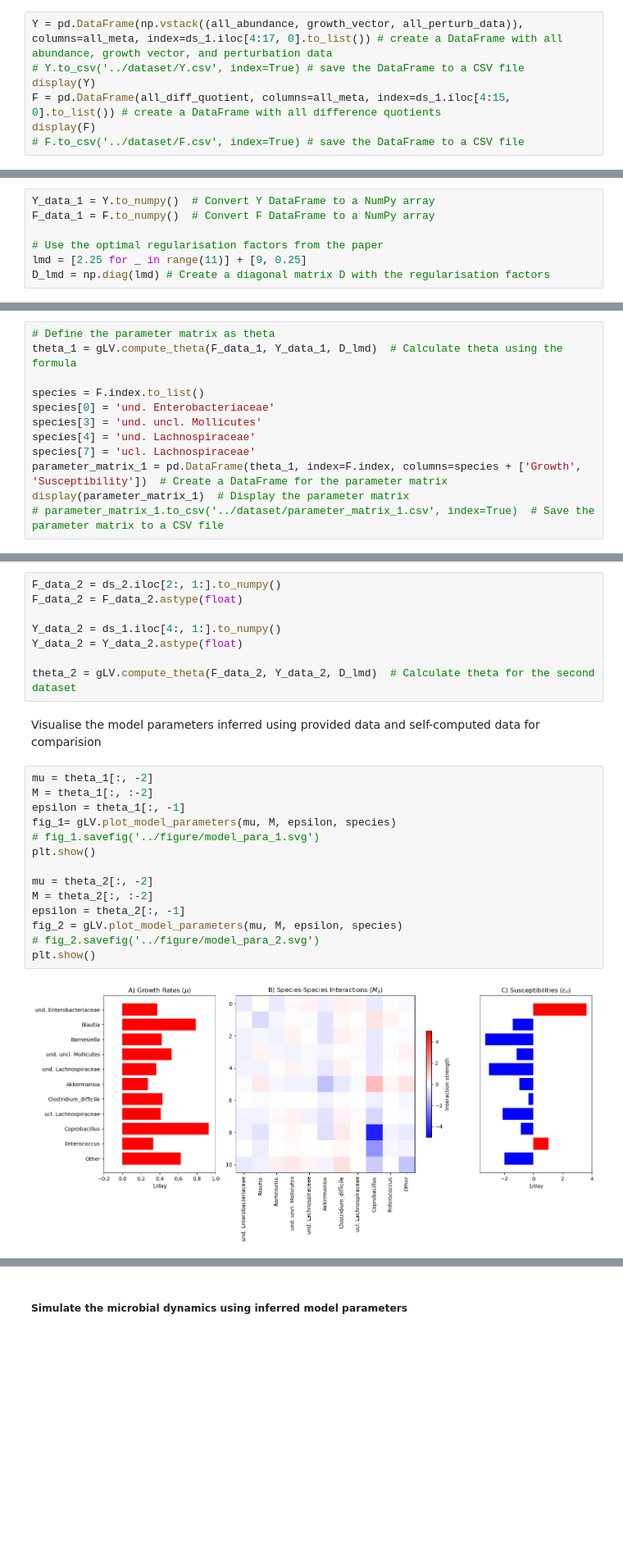
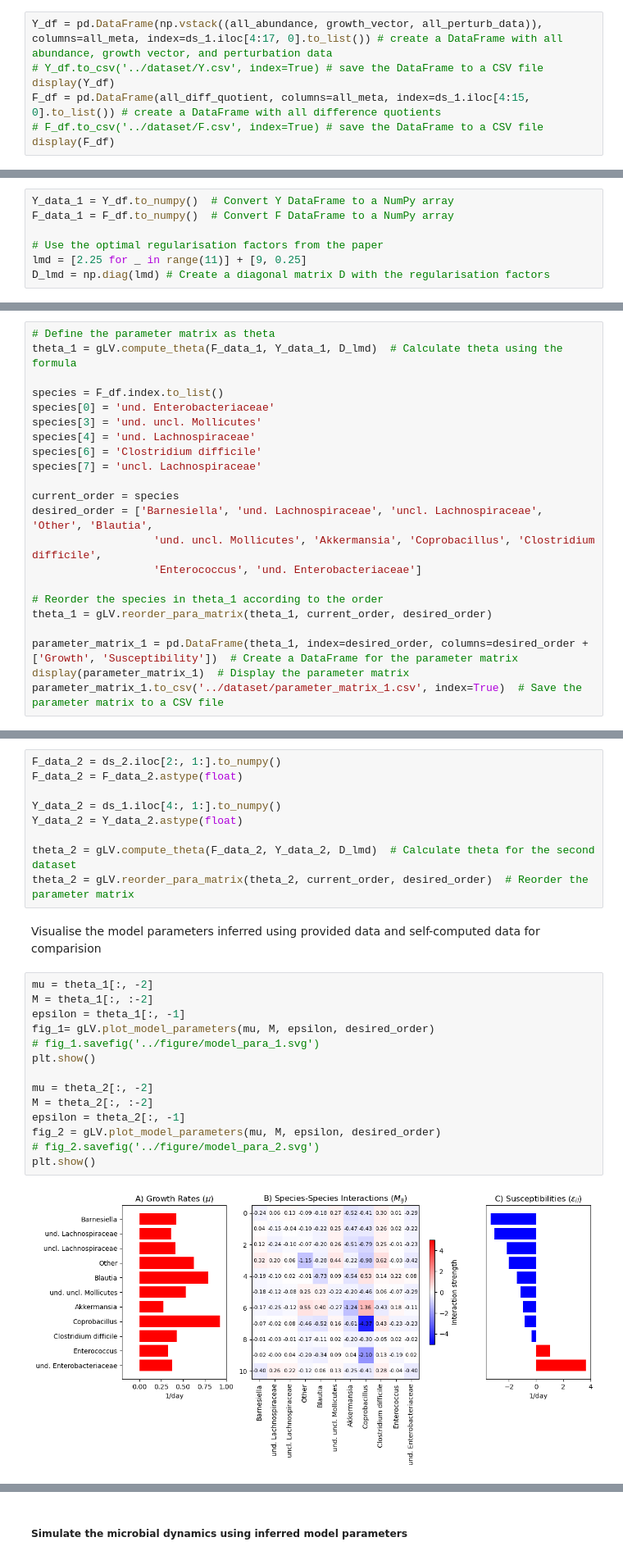
Before and after one commit to BOYANGLI233/gLV-model-implementation, a Jupyter notebook: notebook/gLV_fit.ipynb, the cells around one changed output, grey strips where cells are left out. Shown at 82% size. Cells and saved outputs as stored; diff of their text form; blank space fills up the shorter version.

```diff
--- a/notebook/gLV_fit.ipynb
+++ b/notebook/gLV_fit.ipynb
@@ -72,12 +74,12 @@ for i in range(1, id_max + 1):
 # %% [markdown]
 Here are the two matrixes obatined for paramterisation (F = (M Mu E) Y):
 # %%
-Y = pd.DataFrame(np.vstack((all_abundance, growth_vector, all_perturb_data)), columns=all_meta, index=ds_1.iloc[4:17, 0].to_list()) # create a DataFrame with all abundance, growth vector, and perturbation data
-# Y.to_csv('../dataset/Y.csv', index=True) # save the DataFrame to a CSV file
-display(Y)
-F = pd.DataFrame(all_diff_quotient, columns=all_meta, index=ds_1.iloc[4:15, 0].to_list()) # create a DataFrame with all difference quotients
-display(F)
-# F.to_csv('../dataset/F.csv', index=True) # save the DataFrame to a CSV file
+Y_df = pd.DataFrame(np.vstack((all_abundance, growth_vector, all_perturb_data)), columns=all_meta, index=ds_1.iloc[4:17, 0].to_list()) # create a DataFrame with all abundance, growth vector, and perturbation data
+# Y_df.to_csv('../dataset/Y.csv', index=True) # save the DataFrame to a CSV file
+display(Y_df)
+F_df = pd.DataFrame(all_diff_quotient, columns=all_meta, index=ds_1.iloc[4:15, 0].to_list()) # create a DataFrame with all difference quotients
+# F_df.to_csv('../dataset/F.csv', index=True) # save the DataFrame to a CSV file
+display(F_df)
 # %% [output]
 |  | 1_0.0 | 1_2.0 | 1_3.0 | 1_4.0 | 1_5.0 | 1_6.0 | 1_7.0 | 1_9.0 | 1_12.0 | 1_16.0 | ... | ... |
 | undefined_genus_of_Enterobacteria... | 0.000024 | 0.869140 | 0.415010 | 5.099800 | 0.429160 | 0.240180 | 0.142250 | 0.469020 | 0.581790 | 0.003252 | ... | ... |
@@ -108,8 +110,8 @@ display(F)
 | Other | -1.658042 | -0.446828 | 5.104803 | -1.544188 | -1.991101 | -1.573817 | 0.696544 | -0.180321 | -0.404635 | 0.138954 | ... | ... |
 11 rows × 68 columns
 # %%
-Y_data_1 = Y.to_numpy()  # Convert Y DataFrame to a NumPy array
-F_data_1 = F.to_numpy()  # Convert F DataFrame to a NumPy array
+Y_data_1 = Y_df.to_numpy()  # Convert Y DataFrame to a NumPy array
+F_data_1 = F_df.to_numpy()  # Convert F DataFrame to a NumPy array
 
 # Use the optimal regularisation factors from the paper
 lmd = [2.25 for _ in range(11)] + [9, 0.25]
@@ -120,12 +122,22 @@ Solve the parameters analyticall via matrix operations:
 # Define the parameter matrix as theta
 theta_1 = gLV.compute_theta(F_data_1, Y_data_1, D_lmd)  # Calculate theta using the formula
 
-species = F.index.to_list()
+species = F_df.index.to_list()
 species[0] = 'und. Enterobacteriaceae'
 species[3] = 'und. uncl. Mollicutes'
 species[4] = 'und. Lachnospiraceae'
-species[7] = 'ucl. Lachnospiraceae'
-parameter_matrix_1 = pd.DataFrame(theta_1, index=F.index, columns=species + ['Growth', 'Susceptibility'])  # Create a DataFrame for the parameter matrix
+species[6] = 'Clostridium difficile'
+species[7] = 'uncl. Lachnospiraceae'
+
+current_order = species
+desired_order = ['Barnesiella', 'und. Lachnospiraceae', 'uncl. Lachnospiraceae', 'Other', 'Blautia',
+                   'und. uncl. Mollicutes', 'Akkermansia', 'Coprobacillus', 'Clostridium difficile',
+                   'Enterococcus', 'und. Enterobacteriaceae']
+
+# Reorder the species in theta_1 according to the order
+theta_1 = gLV.reorder_para_matrix(theta_1, current_order, desired_order)
+
+parameter_matrix_1 = pd.DataFrame(theta_1, index=desired_order, columns=desired_order + ['Growth', 'Susceptibility'])  # Create a DataFrame for the parameter matrix
 display(parameter_matrix_1)  # Display the parameter matrix
-# parameter_matrix_1.to_csv('../dataset/parameter_matrix_1.csv', index=True)  # Save the parameter matrix to a CSV file
+parameter_matrix_1.to_csv('../dataset/parameter_matrix_1.csv', index=True)  # Save the parameter matrix to a CSV file
 # %% [output]
@@ -172,21 +184,22 @@ Y_data_2 = ds_1.iloc[4:, 1:].to_numpy()
 Y_data_2 = Y_data_2.astype(float)
 
 theta_2 = gLV.compute_theta(F_data_2, Y_data_2, D_lmd)  # Calculate theta for the second dataset
+theta_2 = gLV.reorder_para_matrix(theta_2, current_order, desired_order)  # Reorder the parameter matrix
 # %% [markdown]
 Visualise the model parameters inferred using provided data and self-computed data for comparision
 # %%
 mu = theta_1[:, -2]
 M = theta_1[:, :-2]
 epsilon = theta_1[:, -1]
-fig_1= gLV.plot_model_parameters(mu, M, epsilon, species)
+fig_1= gLV.plot_model_parameters(mu, M, epsilon, desired_order)
 # fig_1.savefig('../figure/model_para_1.svg')
 plt.show()
 
 mu = theta_2[:, -2]
 M = theta_2[:, :-2]
 epsilon = theta_2[:, -1]
-fig_2 = gLV.plot_model_parameters(mu, M, epsilon, species)
+fig_2 = gLV.plot_model_parameters(mu, M, epsilon, desired_order)
 # fig_2.savefig('../figure/model_para_2.svg')
 plt.show()
 # %% [output]
-[figure, old version]
+[figure, new version]
```
Also changed, not shown: parts of 7 cells of this notebook, 11 other files.
